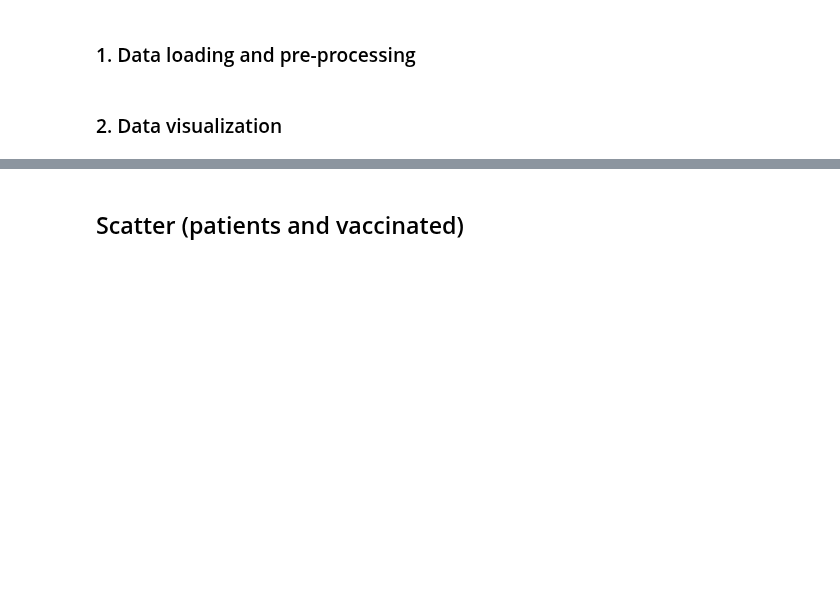
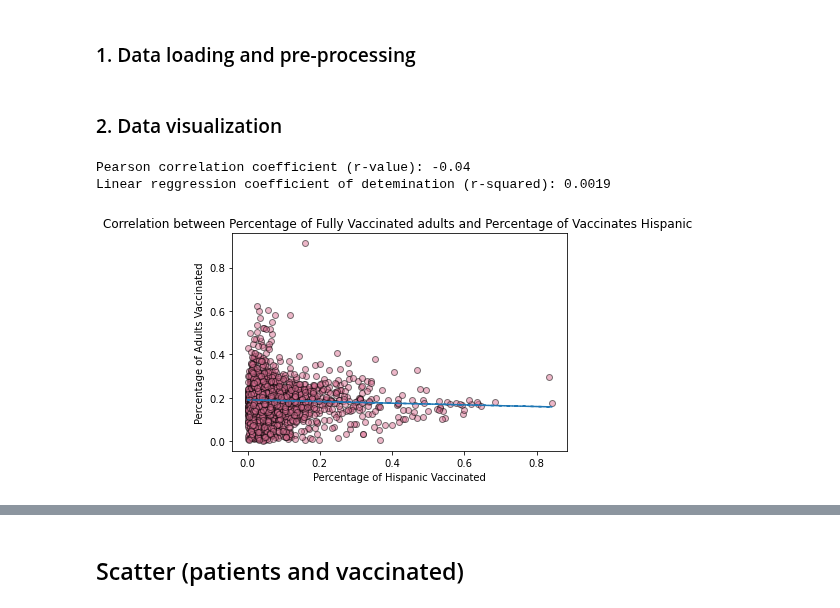
Before and after one commit to mgeffroy/P1-US-COVID-19-Vaccination-Campaign, a Jupyter notebook: P1.3_Data_Analysis.ipynb, the cells around one changed output, grey strips where cells are left out. Drawn from its saved outputs; the diff is of its cells as text; code cells hidden in the pictures; blank space fills up the shorter version.

```diff
--- a/P1.3_Data_Analysis.ipynb
+++ b/P1.3_Data_Analysis.ipynb
@@ -238,6 +134,10 @@ most_affected.set_index('FIPS Code', drop=True, inplace=True)
 census_combined = pd.read_csv('clean_data/census_2019_combined.csv', dtype={'FIPS Code':str})
 census_combined.set_index('FIPS Code', drop=True, inplace=True)
 census_combined = census_combined.loc[most_affected.index]
+# %%
+# We call the Vaccination data
+
+vaccination = pd.read_csv('analysis_data/vaccination_data.csv', dtype={'FIPS Code':str})
 # %%
 # We start creating the daframes.
 # In this case, we will select the totals of each gender.
@@ -360,22 +268,29 @@ pers_vaccinated.dropna(inplace=True)
 # %%
 # To create our scatter plots, we must define our variables. Y variable will be the fully vaccionated adults
 # and x will be the percentage of each ethnic group.
 
 adults_vacc = pers_vaccinated['Percent adults fully vaccinated against COVID-19']
 hisp_vacc= pers_vaccinated['Percent Hispanic']
 plt.scatter(hisp_vacc, adults_vacc, color='palevioletred', alpha=0.5, edgecolors= 'black')
 plt.title("Correlation between Percentage of Fully Vaccinated adults and Percentage of Vaccinates Hispanic ")
 plt.ylabel("Percentage of Adults Vaccinated")
 plt.xlabel("Percentage of Hispanic Vaccinated")
 
 # We run the linear regression, graphic it and calculate the coefficients.
 
+vc_slope, vc_int, vc_r, vc_p, vc_std_err = stats.linregress(hisp_vacc, adults_vacc)
+vc_fit = vc_slope * hisp_vacc + vc_int
+plt.plot(hisp_vacc,vc_fit,"--")
+
 print(f"Pearson correlation coefficient (r-value): {round(st.pearsonr(hisp_vacc, adults_vacc)[0],2)}")
 (slope, intercept, rvalue, pvalue, stderr) = st.linregress(hisp_vacc, adults_vacc)
 print(f"Linear reggression coefficient of detemination (r-squared): {rvalue**2:.4f}")
 
-
 plt.show()
+# %% [output]
+Pearson correlation coefficient (r-value): -0.04
+Linear reggression coefficient of detemination (r-squared): 0.0019
+[figure, added]
 # %%
 # We will repeat this process for each ethnic group.
 
```
Also changed, not shown: parts of 25 cells of this notebook.
